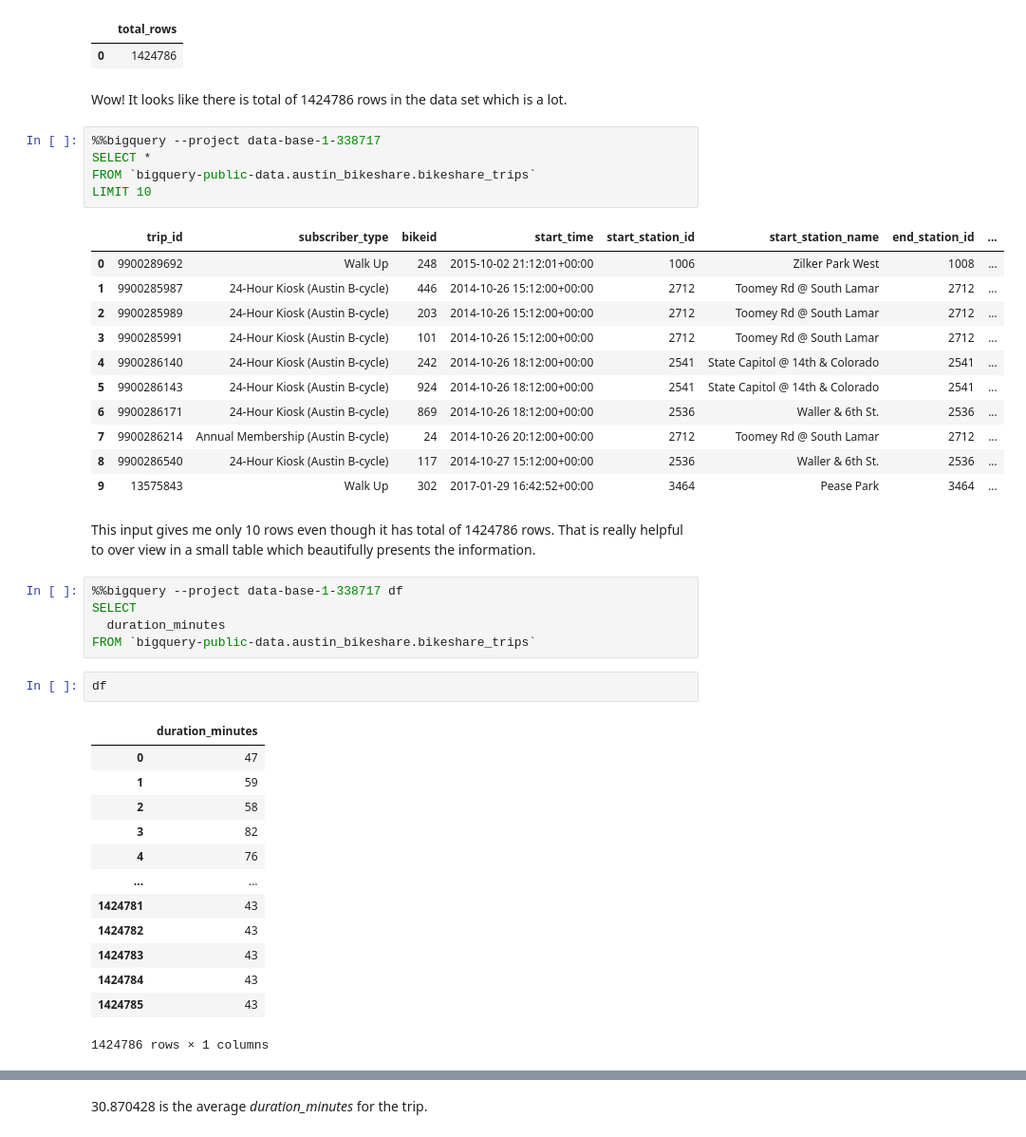
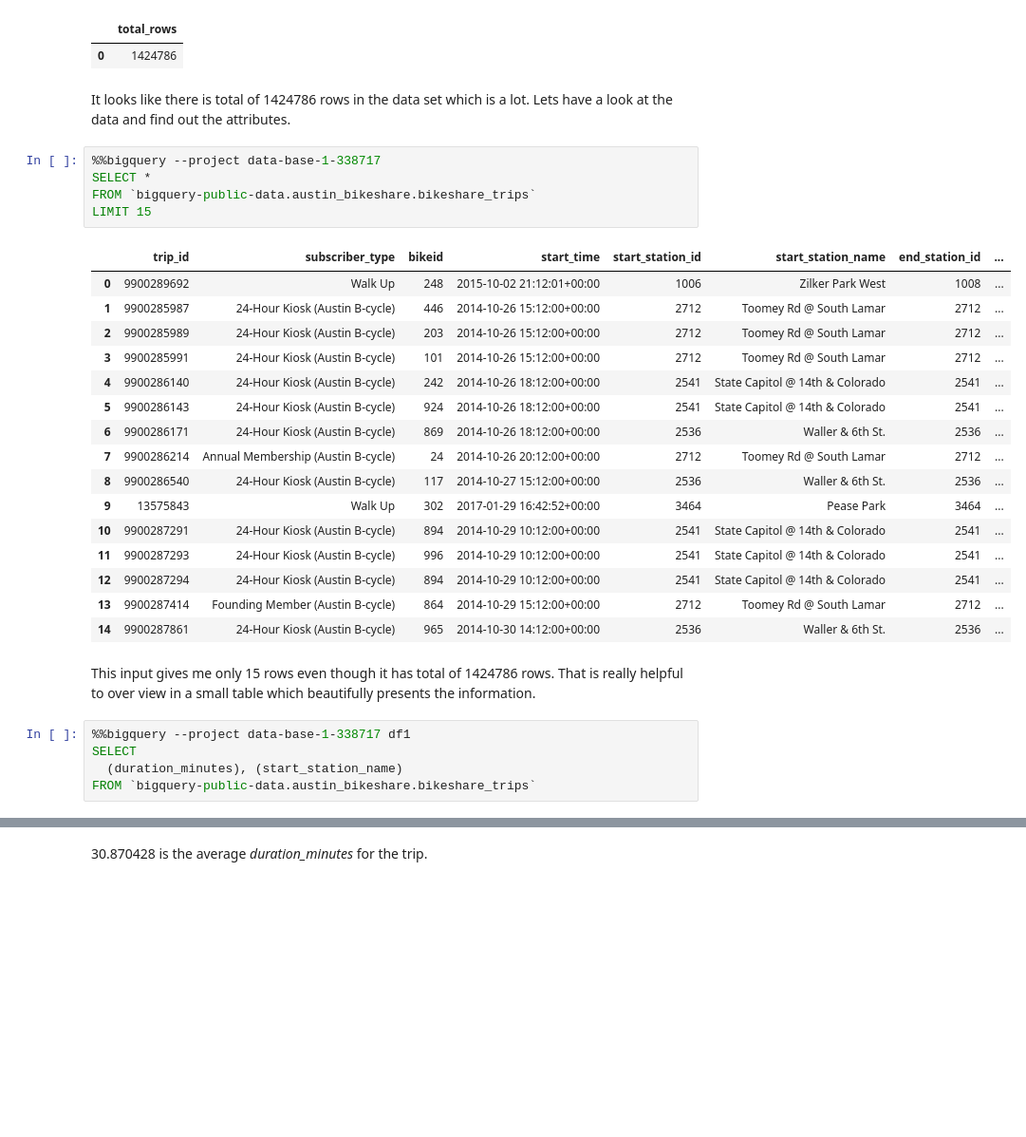
Before and after one commit to khatriprajwol/Data-Visualization-, a Jupyter notebook: SQL with BigQuery.ipynb, the cells around one changed output, grey strips where cells are left out. Shown at 95% size. Cells and saved outputs as stored; diff of their text form; blank space fills up the shorter version.

```diff
--- a/SQL with BigQuery.ipynb
+++ b/SQL with BigQuery.ipynb
@@ -21,44 +21,33 @@ FROM `bigquery-public-data.austin_bikeshare.bikeshare_trips`
 |  | total_rows |
 | 0 | 1424786 |
 # %% [markdown]
-Wow! It looks like there is total of 1424786 rows in the data set which is a lot.
+It looks like there is total of 1424786 rows in the data set which is a lot. Lets have a look at the data and find out the attributes.
 # %%
 %%bigquery --project data-base-1-338717
 SELECT *
 FROM `bigquery-public-data.austin_bikeshare.bikeshare_trips`
-LIMIT 10
+LIMIT 15
 # %% [output]
 |  | trip_id | subscriber_type | bikeid | start_time | start_station_id | start_station_name | end_station_id | ... |
 | 0 | 9900289692 | Walk Up | 248 | 2015-10-02 21:12:01+00:00 | 1006 | Zilker Park West | 1008 | ... |
 | 1 | 9900285987 | 24-Hour Kiosk (Austin B-cycle) | 446 | 2014-10-26 15:12:00+00:00 | 2712 | Toomey Rd @ South Lamar | 2712 | ... |
 | 2 | 9900285989 | 24-Hour Kiosk (Austin B-cycle) | 203 | 2014-10-26 15:12:00+00:00 | 2712 | Toomey Rd @ South Lamar | 2712 | ... |
 | 3 | 9900285991 | 24-Hour Kiosk (Austin B-cycle) | 101 | 2014-10-26 15:12:00+00:00 | 2712 | Toomey Rd @ South Lamar | 2712 | ... |
 | 4 | 9900286140 | 24-Hour Kiosk (Austin B-cycle) | 242 | 2014-10-26 18:12:00+00:00 | 2541 | State Capitol @ 14th & Colorado | 2541 | ... |
 | 5 | 9900286143 | 24-Hour Kiosk (Austin B-cycle) | 924 | 2014-10-26 18:12:00+00:00 | 2541 | State Capitol @ 14th & Colorado | 2541 | ... |
 | 6 | 9900286171 | 24-Hour Kiosk (Austin B-cycle) | 869 | 2014-10-26 18:12:00+00:00 | 2536 | Waller & 6th St. | 2536 | ... |
 | 7 | 9900286214 | Annual Membership (Austin B-cycle) | 24 | 2014-10-26 20:12:00+00:00 | 2712 | Toomey Rd @ South Lamar | 2712 | ... |
 | 8 | 9900286540 | 24-Hour Kiosk (Austin B-cycle) | 117 | 2014-10-27 15:12:00+00:00 | 2536 | Waller & 6th St. | 2536 | ... |
 | 9 | 13575843 | Walk Up | 302 | 2017-01-29 16:42:52+00:00 | 3464 | Pease Park | 3464 | ... |
+| 10 | 9900287291 | 24-Hour Kiosk (Austin B-cycle) | 894 | 2014-10-29 10:12:00+00:00 | 2541 | State Capitol @ 14th & Colorado | 2541 | ... |
+| 11 | 9900287293 | 24-Hour Kiosk (Austin B-cycle) | 996 | 2014-10-29 10:12:00+00:00 | 2541 | State Capitol @ 14th & Colorado | 2541 | ... |
+| 12 | 9900287294 | 24-Hour Kiosk (Austin B-cycle) | 894 | 2014-10-29 10:12:00+00:00 | 2541 | State Capitol @ 14th & Colorado | 2541 | ... |
+| 13 | 9900287414 | Founding Member (Austin B-cycle) | 864 | 2014-10-29 15:12:00+00:00 | 2712 | Toomey Rd @ South Lamar | 2712 | ... |
+| 14 | 9900287861 | 24-Hour Kiosk (Austin B-cycle) | 965 | 2014-10-30 14:12:00+00:00 | 2536 | Waller & 6th St. | 2536 | ... |
 # %% [markdown]
-This input gives me only 10 rows even though it has total of 1424786 rows. That is really helpful to over view in a small table which beautifully presents the information.
+This input gives me only 15 rows even though it has total of 1424786 rows. That is really helpful to over view in a small table which beautifully presents the information.
 # %%
-%%bigquery --project data-base-1-338717 df
+%%bigquery --project data-base-1-338717 df1
 SELECT
-  duration_minutes
+  (duration_minutes), (start_station_name)
 FROM `bigquery-public-data.austin_bikeshare.bikeshare_trips`
-# %%
-df
-# %% [output]
-|  | duration_minutes |
-| 0 | 47 |
-| 1 | 59 |
-| 2 | 58 |
-| 3 | 82 |
-| 4 | 76 |
-| ... | ... |
-| 1424781 | 43 |
-| 1424782 | 43 |
-| 1424783 | 43 |
-| 1424784 | 43 |
-| 1424785 | 43 |
-1424786 rows × 1 columns
```
Also changed, not shown: parts of 20 cells of this notebook.
